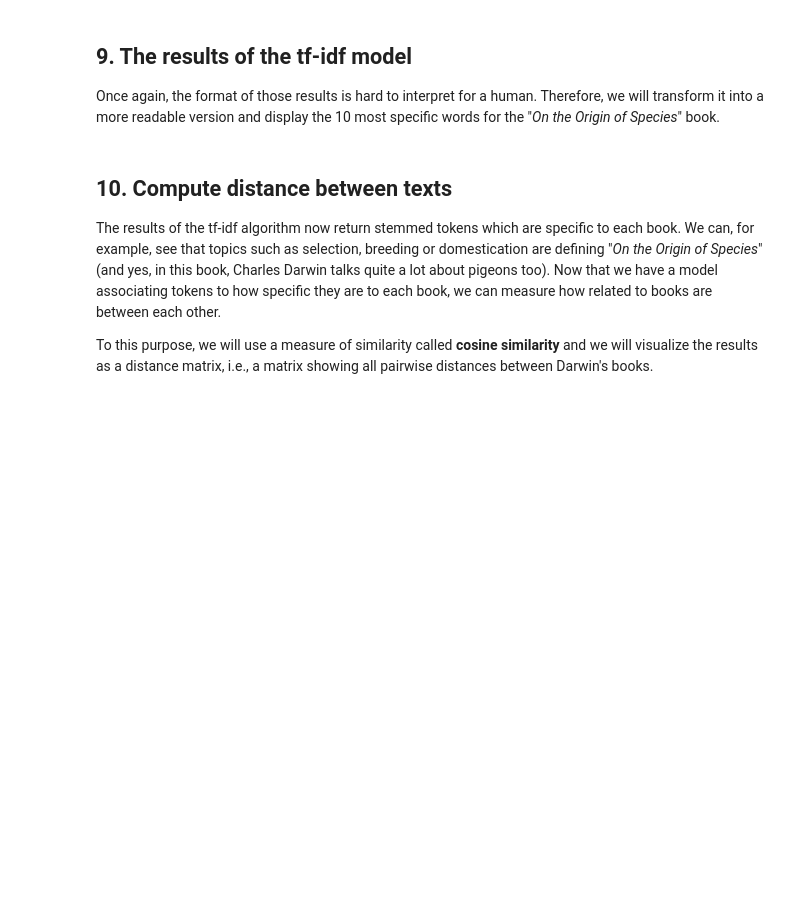
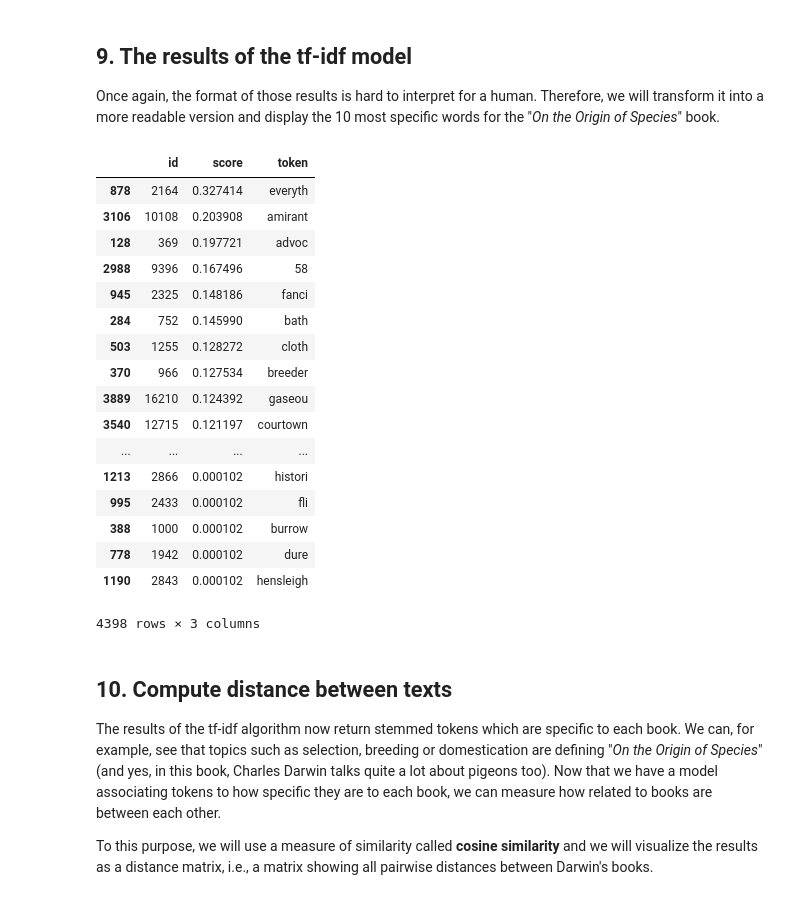
Before and after one commit to anishreddy3/Real_world_DS_applications, a Jupyter notebook: charles_darwin.ipynb, the cells around one changed output. Drawn from its saved outputs; the diff is of its cells as text; code cells hidden in the pictures; blank space fills up the shorter version.

Commit message:
visualize tfidf

```diff
--- a/charles_darwin.ipynb
+++ b/charles_darwin.ipynb
@@ -241,16 +241,35 @@ model[bows[15]]
 <p>Once again, the format of those results is hard to interpret for a human. Therefore, we will transform it into a more readable version and display the 10 most specific words for the "<em>On the Origin of Species</em>" book.</p>
 # %%
 # Convert the tf-idf model for "On the Origin of Species" into a DataFrame
-df_tfidf = ...
+df_tfidf = pd.DataFrame(model[bows[15]])
 
 # Name the columns of the DataFrame id and score
-# ... YOUR CODE FOR TASK 9 ...
+df_tfidf.columns = ['id', 'score']
 
 # Add the tokens corresponding to the numerical indices for better readability
-# ... YOUR CODE FOR TASK 9 ...
+df_tfidf['token'] = [dictionary[i] for i in df_tfidf.index.tolist()]
 
 # Sort the DataFrame by descending tf-idf score and print the first 10 rows.
-# ... YOUR CODE FOR TASK 9 ...
+df_tfidf.sort_values(by = 'score', ascending = False)
+# %% [output]
+|  | id | score | token |
+| 878 | 2164 | 0.327414 | everyth |
+| 3106 | 10108 | 0.203908 | amirant |
+| 128 | 369 | 0.197721 | advoc |
+| 2988 | 9396 | 0.167496 | 58 |
+| 945 | 2325 | 0.148186 | fanci |
+| 284 | 752 | 0.145990 | bath |
+| 503 | 1255 | 0.128272 | cloth |
+| 370 | 966 | 0.127534 | breeder |
+| 3889 | 16210 | 0.124392 | gaseou |
+| 3540 | 12715 | 0.121197 | courtown |
+| ... | ... | ... | ... |
+| 1213 | 2866 | 0.000102 | histori |
+| 995 | 2433 | 0.000102 | fli |
+| 388 | 1000 | 0.000102 | burrow |
+| 778 | 1942 | 0.000102 | dure |
+| 1190 | 2843 | 0.000102 | hensleigh |
+4398 rows × 3 columns
 # %% [markdown]
 ## 10. Compute distance between texts
 <p>The results of the tf-idf algorithm now return stemmed tokens which are specific to each book. We can, for example, see that topics such as selection, breeding or domestication are defining "<em>On the Origin of Species</em>" (and yes, in this book, Charles Darwin talks quite a lot about pigeons too). Now that we have a model associating tokens to how specific they are to each book, we can measure how related to books are between each other.</p>
```
